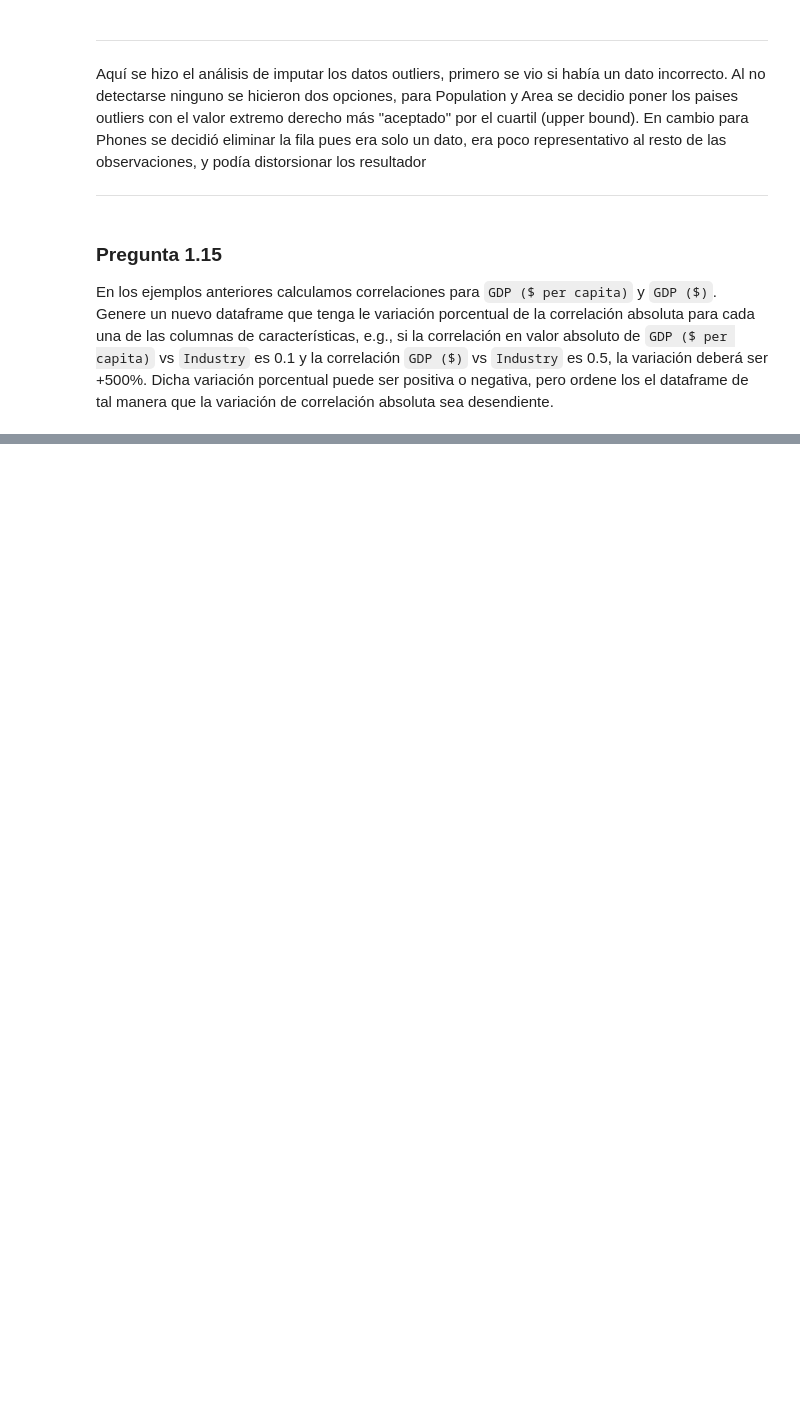
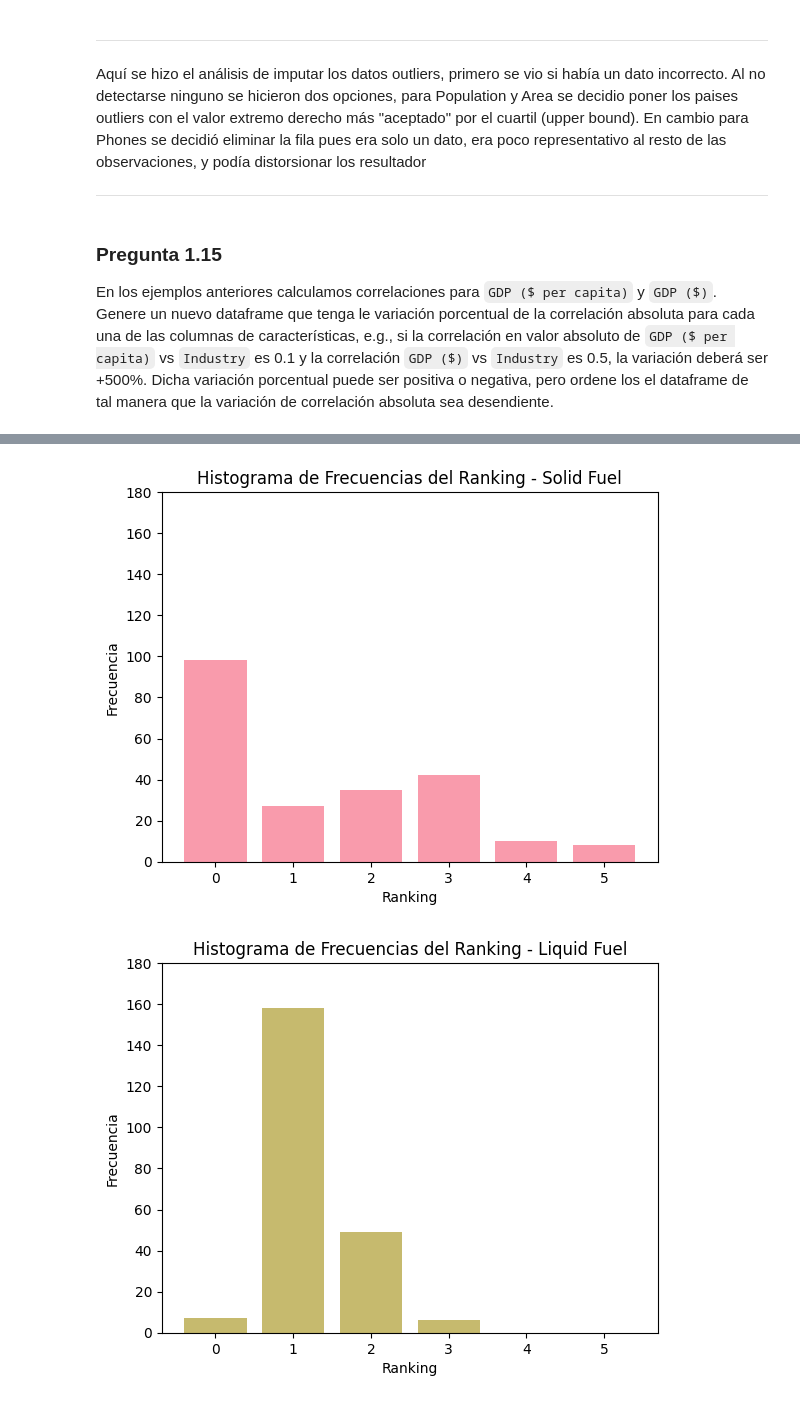
Before and after one commit to catamege/Tarea_1_Lantadilla_Mege, a Jupyter notebook: Tarea1.ipynb, the cells around one changed output, grey strips where cells are left out. Cells and saved outputs as stored; diff of their text form; code cells hidden in the pictures; blank space fills up the shorter version.

```diff
--- a/Tarea1.ipynb
+++ b/Tarea1.ipynb
@@ -1004,0 +1465,5 @@ En los ejemplos anteriores calculamos correlaciones para `GDP ($ per capita)` y
+# %%
+# Filtrar los datos para el año 2007
+df_co2_2007 = df_co2[df_co2['date'].dt.year == 2007]
+
+df_co2_2007.head()
@@ -1004,0 +1477,16 @@ En los ejemplos anteriores calculamos correlaciones para `GDP ($ per capita)` y
+# %%
+emission_sources = ["Solid Fuel", "Liquid Fuel", "Gas Fuel", "Cement",
+                     "Gas Flaring"]
+
+rankings = pd.DataFrame(columns=["Country"] + emission_sources)
+# %%
+for country in df_co2_2007["Country"].unique():
+    country_data = df_co2_2007[df_co2_2007["Country"] == country]
+    emissions = country_data[emission_sources].iloc[0]
+    ranked_emissions = emissions.rank(ascending=False).astype(float)
+    ranked_emissions["Country"] = country
+    rankings = pd.concat([rankings, ranked_emissions.to_frame().T],
+                          ignore_index=True)
+# %%
+rankings[emission_sources] = rankings[emission_sources].fillna(0).astype(int)
+rankings.head()
@@ -1004,0 +1500,14 @@ En los ejemplos anteriores calculamos correlaciones para `GDP ($ per capita)` y
+# %%
+palette = sns.color_palette("husl", len(emission_sources))
+
+for i, source in enumerate(emission_sources):
+    counts = np.bincount(rankings[source], minlength=6)
+    plt.bar(range(6), counts, color=palette[i], alpha=0.7, width=0.8)
+    plt.title(f"Histograma de Frecuencias del Ranking - {source}")
+    plt.xlabel("Ranking")
+    plt.ylabel("Frecuencia")
+    plt.ylim(0, 180)
+    plt.show()
+# %% [output]
+[figure, added]
+[figure, added]
```
Also changed, not shown: parts of 75 cells of this notebook.
